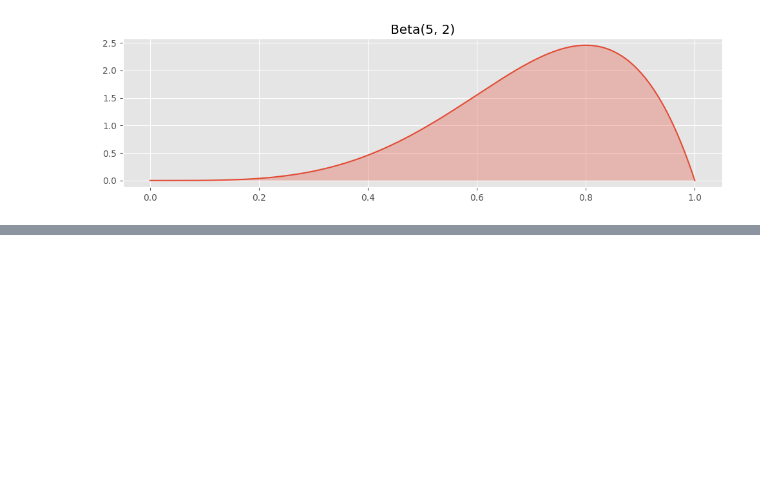
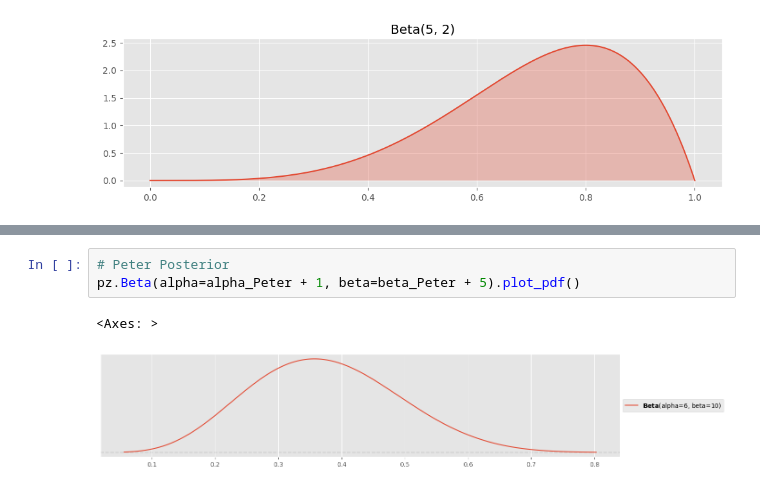
Before and after one commit to dave1b/TSM_BayMachLe, a Jupyter notebook: 02_week/week2_beta_distribution.ipynb, the cells around one changed output, grey strips where cells are left out. Drawn from its saved outputs; the diff is of its cells as text; blank space fills up the shorter version.

```diff
--- a/02_week/week2_beta_distribution.ipynb
+++ b/02_week/week2_beta_distribution.ipynb
@@ -95,0 +133,6 @@ plot_beta(24.8,6.2)
+# %%
+# Peter Posterior
+pz.Beta(alpha=alpha_Peter + 1, beta=beta_Peter + 5).plot_pdf()
+# %% [output]
+<Axes: >
+[figure, added]
```
Also changed, not shown: parts of 36 cells of this notebook.
